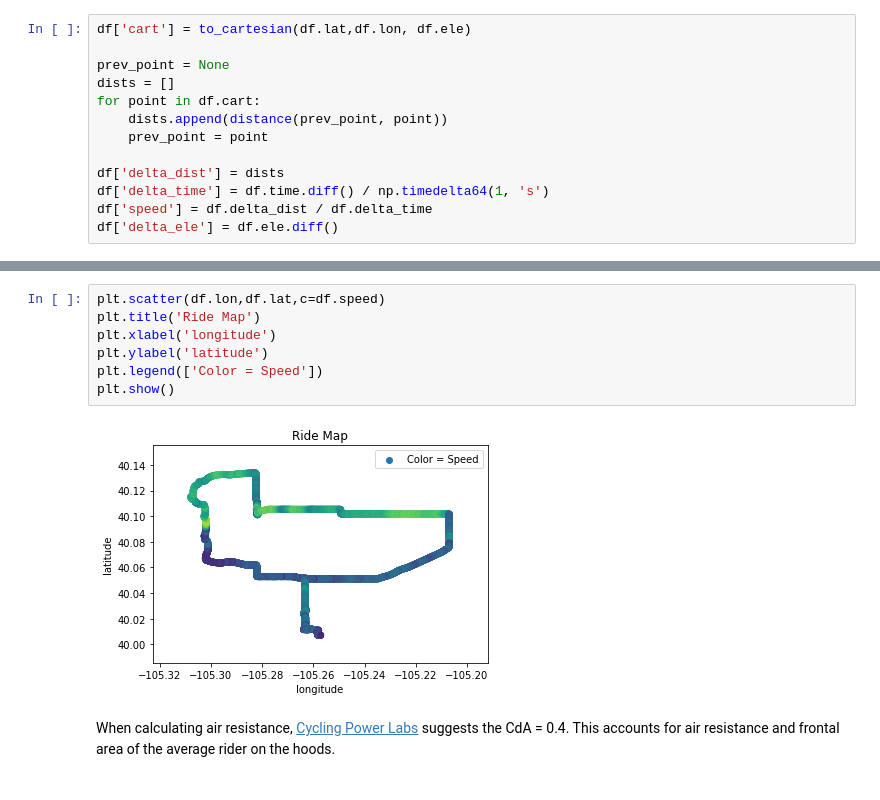
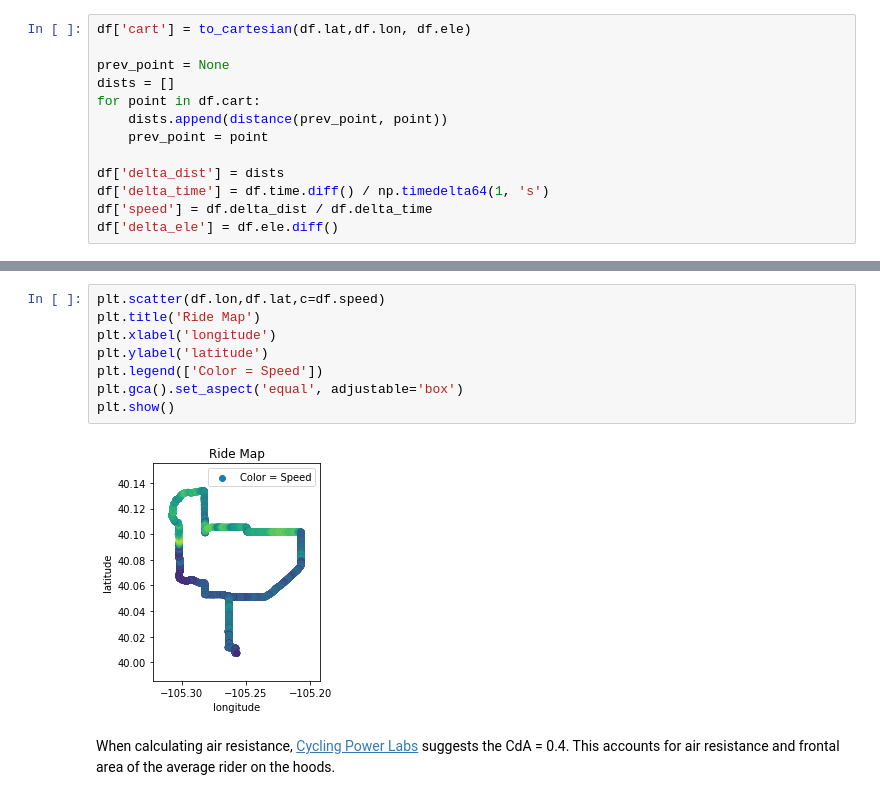
Before and after one commit to royceschultz/Cycling-Power-Calculator, a Jupyter notebook: strava.ipynb, the cells around one changed output, grey strips where cells are left out. Saved outputs shown, nothing was run; the diff lists cells and outputs as text.

Commit message:
initialize basic graphs

```diff
--- a/strava.ipynb
+++ b/strava.ipynb
@@ -91,12 +84,13 @@ df.head()
 # %%
 plt.scatter(df.lon,df.lat,c=df.speed)
 plt.title('Ride Map')
 plt.xlabel('longitude')
 plt.ylabel('latitude')
 plt.legend(['Color = Speed'])
+plt.gca().set_aspect('equal', adjustable='box')
 plt.show()
 # %% [output]
-[figure, old version]
+[figure, new version]
 # %% [markdown]
 When calculating air resistance, [Cycling Power Labs](https://www.cyclingpowerlab.com/CyclingAerodynamics.aspx) suggests the CdA = 0.4. This accounts for air resistance and frontal area of the average rider on the hoods.
 # %%
```
Also changed, not shown: parts of 8 cells of this notebook, 8 other files.
